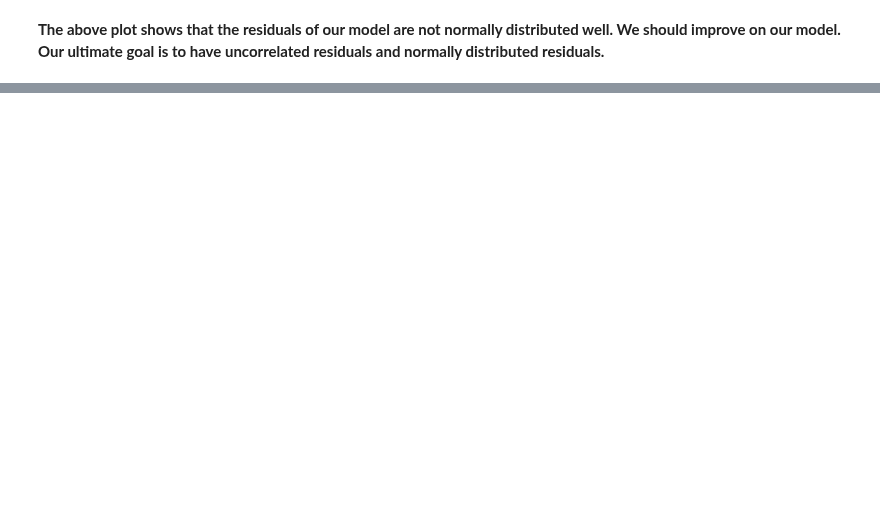
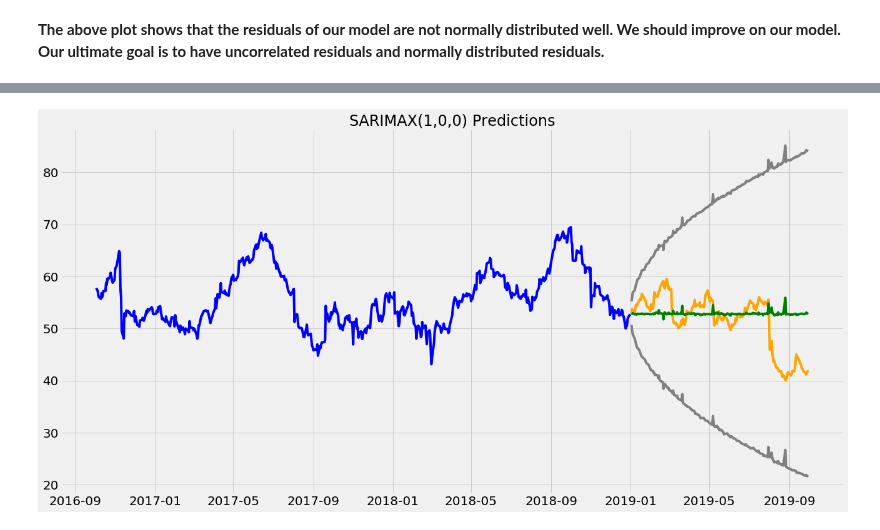
Before and after one commit to F1282231/RGR_Stock_Price_Project, a Jupyter notebook: code/Part-7-modeling.ipynb, the cells around one changed output, grey strips where cells are left out. Cells and saved outputs as stored; diff of their text form; code cells hidden in the pictures; blank space fills up the shorter version.

```diff
--- a/code/Part-7-modeling.ipynb
+++ b/code/Part-7-modeling.ipynb
@@ -235,0 +261,6 @@ sarima_preds = results.predict(start = test_dates[0], end = test_dates[-1])
+# %%
+pred = results.get_prediction(start = results.nobs,
+                               end = results.nobs+187,
+                               exog=test.drop(columns='open_price'))
+
+pred_ci = preds.conf_int()
@@ -235,0 +282,27 @@ sarima_preds = results.predict(start = test_dates[0], end = test_dates[-1])
+# %%
+# Set figure size.
+plt.figure(figsize=(20,10))
+
+# Plot training data.
+plt.plot(train.index, pd.DataFrame(train['open_price']), color = 'blue')
+
+# Plot testing data.
+plt.plot(test.index, pd.DataFrame(test['open_price']), color = 'orange')
+
+# Plot predicted test values.
+plt.plot(test.index, pd.DataFrame(pred.predicted_mean), color = 'green')
+
+# CI
+plt.plot(test.index, pd.DataFrame(pred_ci.iloc[:,0]), color = 'grey')
+plt.plot(test.index, pd.DataFrame(pred_ci.iloc[:,1]), color = 'grey')
+
+
+
+# Set label.
+plt.title(label = 'SARIMAX(1,0,0) Predictions', fontsize=24)
+
+# Resize tick marks.
+plt.xticks(fontsize=20)
+plt.yticks(fontsize=20);
+# %% [output]
+[figure, added]
```
Also changed, not shown: parts of 34 cells of this notebook, 8 other files.
